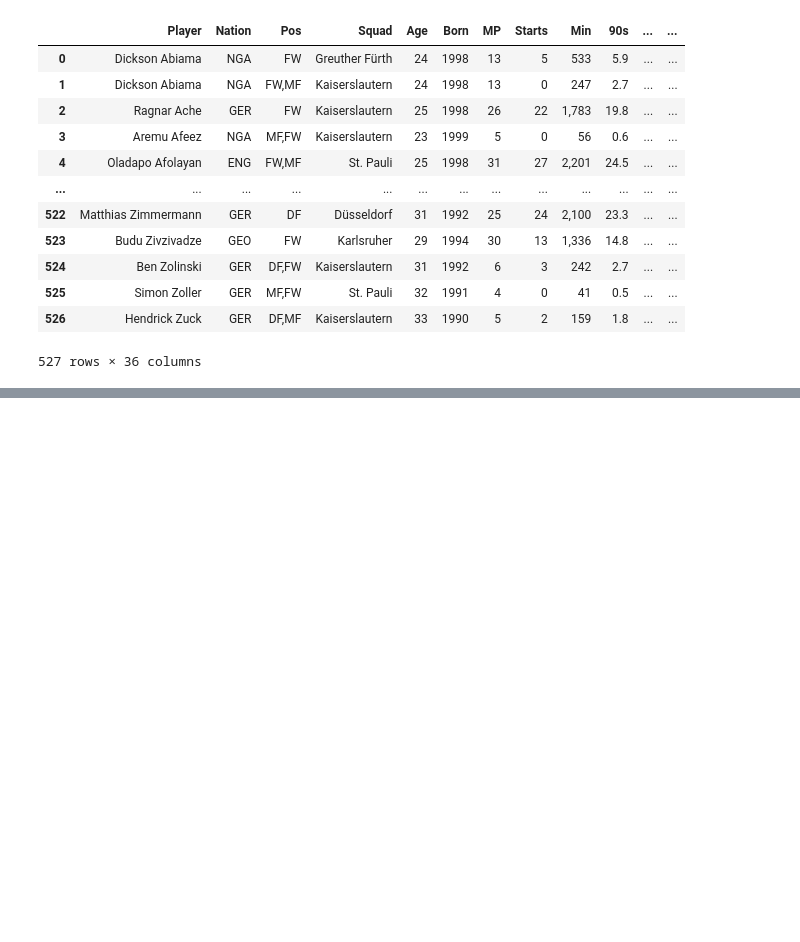
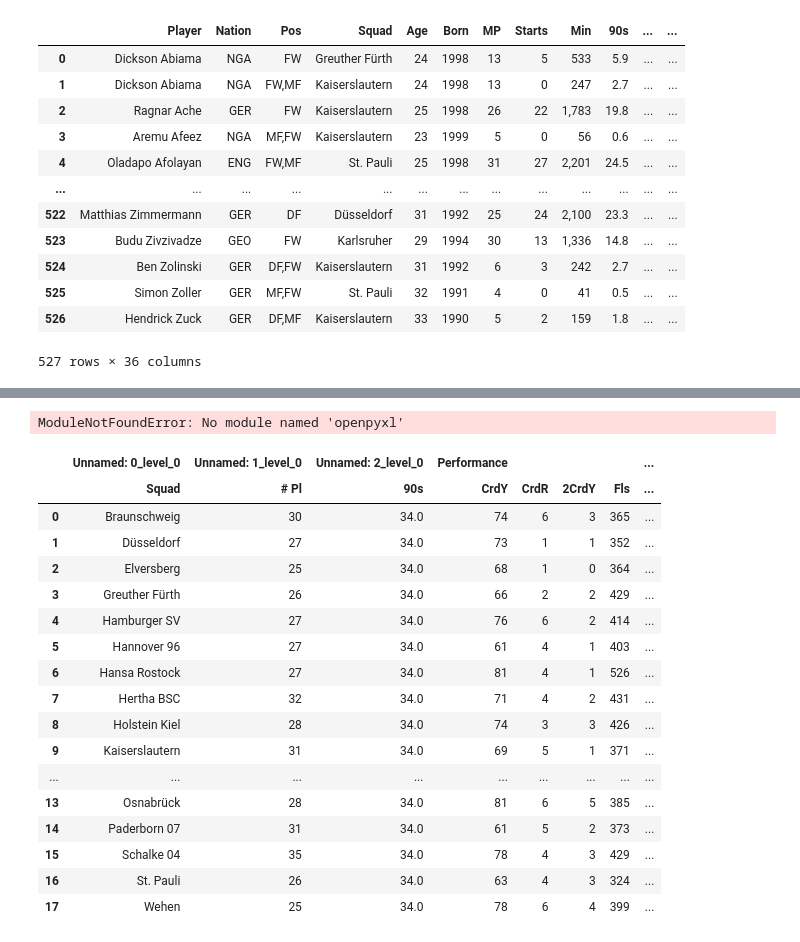
Before and after one commit to ayush-2-7/Footballanalytics, a Jupyter notebook: Bundesliga2_23/24.ipynb, the cells around one changed output, grey strips where cells are left out. Saved outputs shown, nothing was run; the diff lists cells and outputs as text; code cells hidden in the pictures; blank space fills up the shorter version.

```diff
--- a/Bundesliga2_23/24.ipynb
+++ b/Bundesliga2_23/24.ipynb
@@ -1587,3 +1587,29 @@ display(player_stat)
 527 rows × 35 columns
 # %%
-player_stat.to_csv('player_stat.csv')
+player_stat.to_excel('player_stat.xlsx')
+# %% [output]
+ModuleNotFoundError: No module named 'openpyxl'
+# %%
+discipline= pd.read_html('https://fbref.com/en/comps/33/misc/2-Bundesliga-Stats',
+                       attrs= {"id":"stats_squads_misc_for"})[0]
+# %%
+discipline.head(20)
+# %% [output]
+|  | Unnamed: 0_level_0 | Unnamed: 1_level_0 | Unnamed: 2_level_0 | Performance |  |  |  | ... |
+|  | Squad | # Pl | 90s | CrdY | CrdR | 2CrdY | Fls | ... |
+| 0 | Braunschweig | 30 | 34.0 | 74 | 6 | 3 | 365 | ... |
+| 1 | Düsseldorf | 27 | 34.0 | 73 | 1 | 1 | 352 | ... |
+| 2 | Elversberg | 25 | 34.0 | 68 | 1 | 0 | 364 | ... |
+| 3 | Greuther Fürth | 26 | 34.0 | 66 | 2 | 2 | 429 | ... |
+| 4 | Hamburger SV | 27 | 34.0 | 76 | 6 | 2 | 414 | ... |
+| 5 | Hannover 96 | 27 | 34.0 | 61 | 4 | 1 | 403 | ... |
+| 6 | Hansa Rostock | 27 | 34.0 | 81 | 4 | 1 | 526 | ... |
+| 7 | Hertha BSC | 32 | 34.0 | 71 | 4 | 2 | 431 | ... |
+| 8 | Holstein Kiel | 28 | 34.0 | 74 | 3 | 3 | 426 | ... |
+| 9 | Kaiserslautern | 31 | 34.0 | 69 | 5 | 1 | 371 | ... |
+| ... | ... | ... | ... | ... | ... | ... | ... | ... |
+| 13 | Osnabrück | 28 | 34.0 | 81 | 6 | 5 | 385 | ... |
+| 14 | Paderborn 07 | 31 | 34.0 | 61 | 5 | 2 | 373 | ... |
+| 15 | Schalke 04 | 35 | 34.0 | 78 | 4 | 3 | 429 | ... |
+| 16 | St. Pauli | 26 | 34.0 | 63 | 4 | 3 | 324 | ... |
+| 17 | Wehen | 25 | 34.0 | 78 | 6 | 4 | 399 | ... |
```
Also changed, not shown: parts of 2 cells of this notebook, 8 other files.
